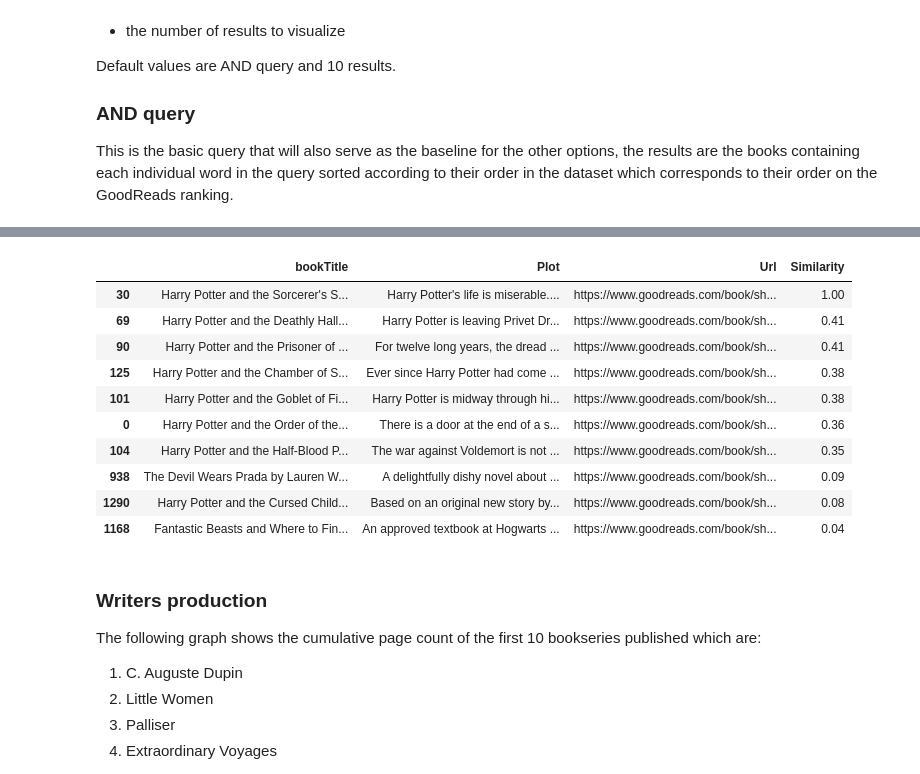
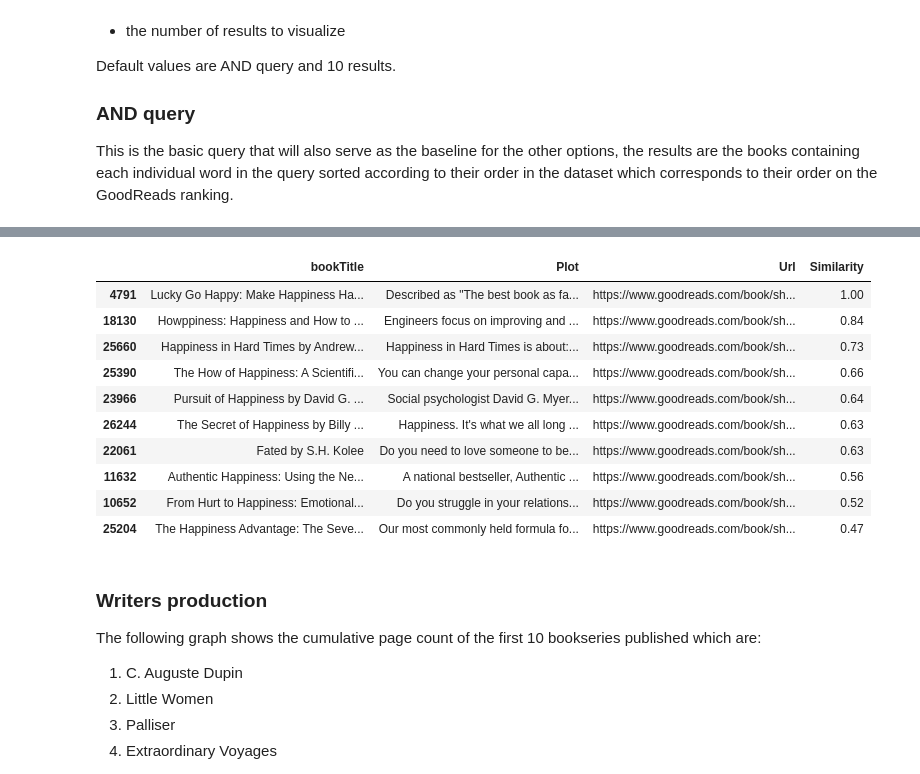
Before and after one commit to msterpa87/ADM-HW3, a Jupyter notebook: main.ipynb, the cells around one changed output, grey strips where cells are left out. Cells and saved outputs as stored; diff of their text form; code cells hidden in the pictures.

```diff
--- a/main.ipynb
+++ b/main.ipynb
@@ -80,17 +86,17 @@ If we're interested in sorting the results based on their popularity among users
 # %%
-se.query("harry potter", type_='rating')
+se.query('happiness', type_='rating')
 # %% [output]
 |  | bookTitle | Plot | Url | Similarity |
-| 30 | Harry Potter and the Sorcerer's S... | Harry Potter's life is miserable.... | https://www.goodreads.com/book/sh... | 1.00 |
-| 69 | Harry Potter and the Deathly Hall... | Harry Potter is leaving Privet Dr... | https://www.goodreads.com/book/sh... | 0.41 |
-| 90 | Harry Potter and the Prisoner of ... | For twelve long years, the dread ... | https://www.goodreads.com/book/sh... | 0.41 |
-| 125 | Harry Potter and the Chamber of S... | Ever since Harry Potter had come ... | https://www.goodreads.com/book/sh... | 0.38 |
-| 101 | Harry Potter and the Goblet of Fi... | Harry Potter is midway through hi... | https://www.goodreads.com/book/sh... | 0.38 |
-| 0 | Harry Potter and the Order of the... | There is a door at the end of a s... | https://www.goodreads.com/book/sh... | 0.36 |
-| 104 | Harry Potter and the Half-Blood P... | The war against Voldemort is not ... | https://www.goodreads.com/book/sh... | 0.35 |
-| 938 | The Devil Wears Prada by Lauren W... | A delightfully dishy novel about ... | https://www.goodreads.com/book/sh... | 0.09 |
-| 1290 | Harry Potter and the Cursed Child... | Based on an original new story by... | https://www.goodreads.com/book/sh... | 0.08 |
-| 1168 | Fantastic Beasts and Where to Fin... | An approved textbook at Hogwarts ... | https://www.goodreads.com/book/sh... | 0.04 |
+| 4791 | Lucky Go Happy: Make Happiness Ha... | Described as "The best book as fa... | https://www.goodreads.com/book/sh... | 1.00 |
+| 18130 | Howppiness: Happiness and How to ... | Engineers focus on improving and ... | https://www.goodreads.com/book/sh... | 0.84 |
+| 25660 | Happiness in Hard Times by Andrew... | Happiness in Hard Times is about:... | https://www.goodreads.com/book/sh... | 0.73 |
+| 25390 | The How of Happiness: A Scientifi... | You can change your personal capa... | https://www.goodreads.com/book/sh... | 0.66 |
+| 23966 | Pursuit of Happiness by David G. ... | Social psychologist David G. Myer... | https://www.goodreads.com/book/sh... | 0.64 |
+| 26244 | The Secret of Happiness by Billy ... | Happiness. It's what we all long ... | https://www.goodreads.com/book/sh... | 0.63 |
+| 22061 | Fated by S.H. Kolee | Do you need to love someone to be... | https://www.goodreads.com/book/sh... | 0.63 |
+| 11632 | Authentic Happiness: Using the Ne... | A national bestseller, Authentic ... | https://www.goodreads.com/book/sh... | 0.56 |
+| 10652 | From Hurt to Happiness: Emotional... | Do you struggle in your relations... | https://www.goodreads.com/book/sh... | 0.52 |
+| 25204 | The Happiness Advantage: The Seve... | Our most commonly held formula fo... | https://www.goodreads.com/book/sh... | 0.47 |
 # %% [markdown]
 ### Writers production
 
```
Also changed, not shown: parts of 9 cells of this notebook, 1 other file.
